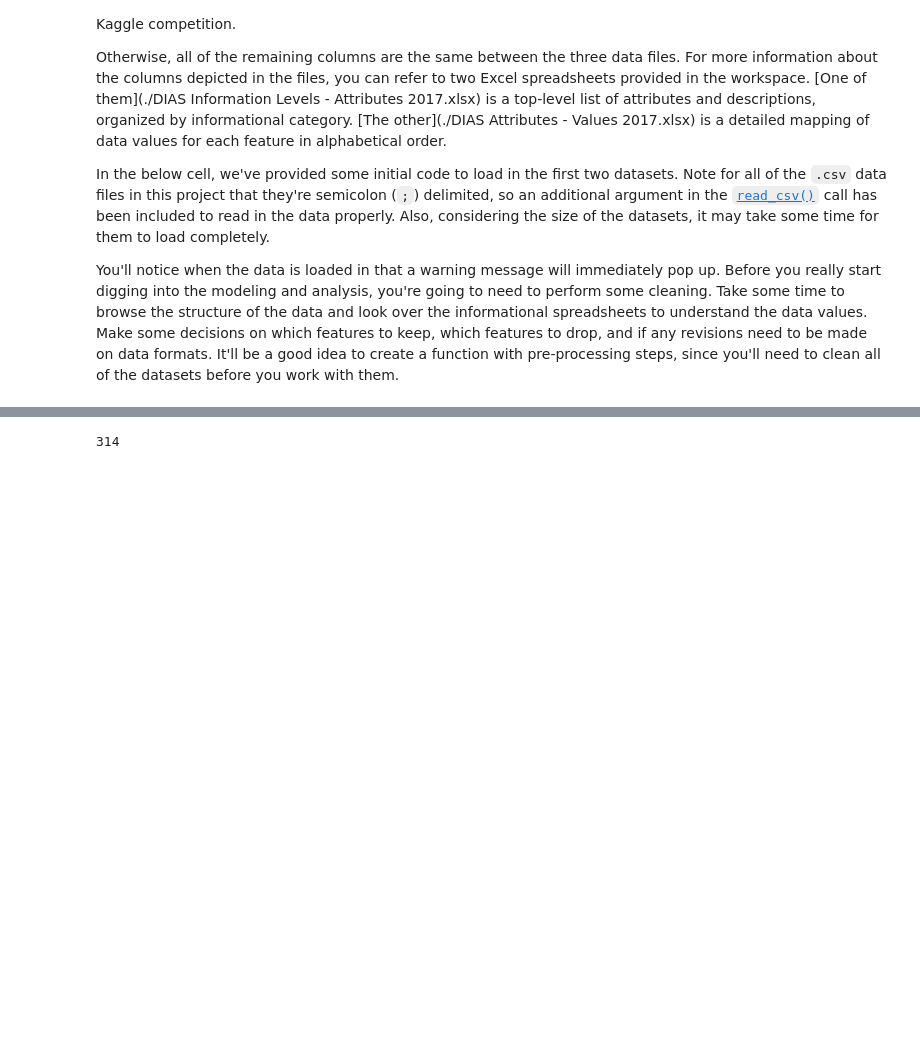
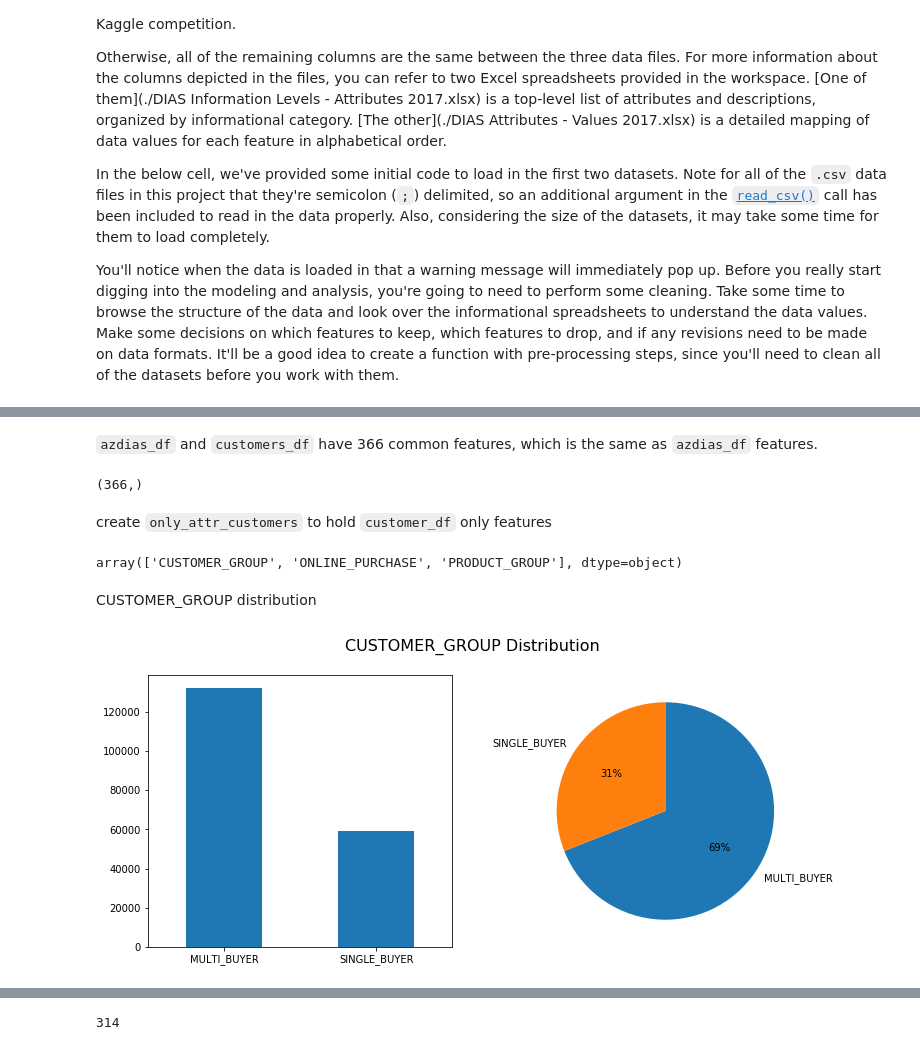
Before and after one commit to dragon7-fc/DSND-Capstone, a Jupyter notebook: Arvato Project Workbook.ipynb, the cells around one changed output, grey strips where cells are left out. Saved outputs shown, nothing was run; the diff lists cells and outputs as text; code cells hidden in the pictures; blank space fills up the shorter version.

```diff
--- a/Arvato Project Workbook.ipynb
+++ b/Arvato Project Workbook.ipynb
@@ -176,0 +39,7 @@ values_df.head()
+# %%
+# load in the data
+# general population dataset
+azdias_df = pd.read_csv('arvato_data/Udacity_AZDIAS_052018.csv', sep=';')
+
+# customers dataset
+customers_df = pd.read_csv('arvato_data/Udacity_CUSTOMERS_052018.csv', sep=';')
@@ -176,0 +84,28 @@ values_df.head()
+# %% [markdown]
+`azdias_df` and `customers_df` have 366 common features, which is the same as `azdias_df` features.
+# %%
+np.intersect1d(azdias_df.columns.values, customers_df.columns.values).shape
+# %% [output]
+(366,)
+# %% [markdown]
+create `only_attr_customers` to hold `customer_df` only features
+# %%
+only_attr_customers = np.setdiff1d(customers_df.columns.values, azdias_df.columns.values)
+only_attr_customers
+# %% [output]
+array(['CUSTOMER_GROUP', 'ONLINE_PURCHASE', 'PRODUCT_GROUP'], dtype=object)
+# %% [markdown]
+CUSTOMER_GROUP distribution
+# %%
+plt.subplots(1, 2, figsize = [12, 5])
+
+plt.subplot(1, 2, 1)
+customers_df.CUSTOMER_GROUP.value_counts().plot.bar(rot=0)
+
+plt.subplot(1, 2, 2)
+customers_df.CUSTOMER_GROUP.value_counts().plot.pie(autopct='%1.f%%', startangle = 90, counterclock = False).set_ylabel('')
+
+plt.suptitle('CUSTOMER_GROUP Distribution', fontsize=16)
+plt.show()
+# %% [output]
+[figure, added]
```
Also changed, not shown: parts of 102 cells of this notebook.
